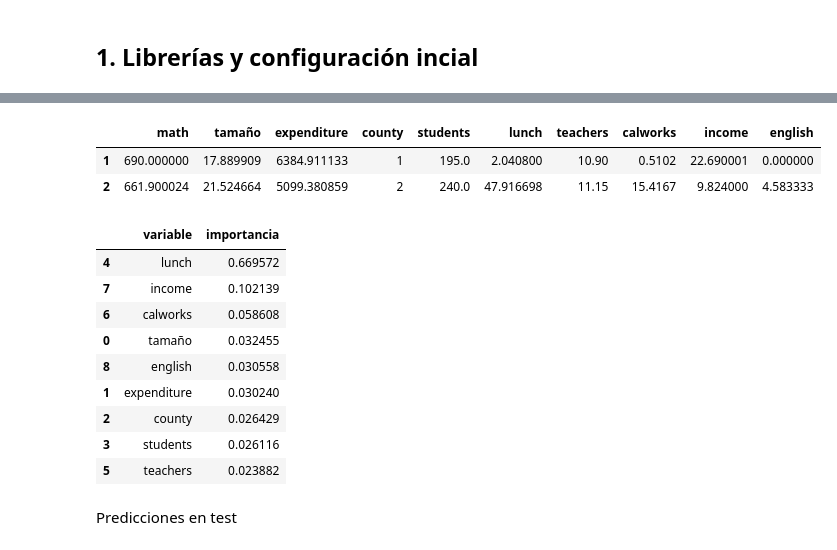
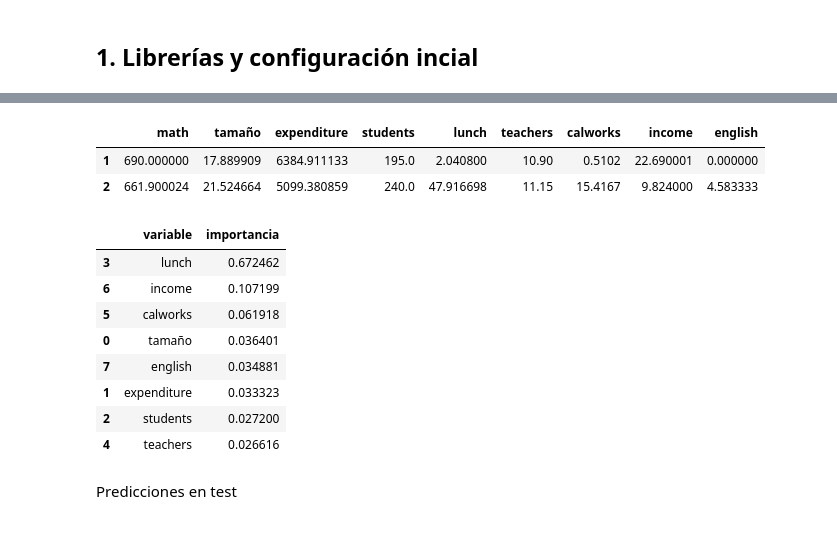
Before and after one commit to karbartolome/rladies_charlas, a Jupyter notebook: 01_r_python/04_rpy2/04_notebook_r_py.ipynb, the cells around one changed output, grey strips where cells are left out. Cells and saved outputs as stored; diff of their text form; code cells hidden in the pictures.

```diff
--- a/01_r_python/04_rpy2/04_notebook_r_py.ipynb
+++ b/01_r_python/04_rpy2/04_notebook_r_py.ipynb
@@ -25,0 +20,3 @@ data(CASchools)
+# %%
+%%R -o CASchools
+CASchools <- readr::read_csv('https://raw.githubusercontent.com/karbartolome/rladies_charlas/main/01_r_python/02_slides/data/CASchools.csv')
@@ -34,17 +35,17 @@ CASchools.head(2)
 # %%
 df = (CASchools
     .assign(tamaño = lambda x: x['students']/x['teachers'])
 
-    [['math','tamaño','expenditure','county','students','lunch','teachers','calworks','income','english']]
+    [['math','tamaño','expenditure','students','lunch','teachers','calworks','income','english']]
 
     .copy()
 )
 
 df.head(2)
 # %% [output]
-|  | math | tamaño | expenditure | county | students | lunch | teachers | calworks | income | english |
-| 1 | 690.000000 | 17.889909 | 6384.911133 | 1 | 195.0 | 2.040800 | 10.90 | 0.5102 | 22.690001 | 0.000000 |
-| 2 | 661.900024 | 21.524664 | 5099.380859 | 2 | 240.0 | 47.916698 | 11.15 | 15.4167 | 9.824000 | 4.583333 |
+|  | math | tamaño | expenditure | students | lunch | teachers | calworks | income | english |
+| 1 | 690.000000 | 17.889909 | 6384.911133 | 195.0 | 2.040800 | 10.90 | 0.5102 | 22.690001 | 0.000000 |
+| 2 | 661.900024 | 21.524664 | 5099.380859 | 240.0 | 47.916698 | 11.15 | 15.4167 | 9.824000 | 4.583333 |
 # %%
 from sklearn.model_selection import train_test_split
 from sklearn.pipeline import Pipeline
@@ -72,15 +73,14 @@ importancia = pd.DataFrame({'variable':X_train.columns,
 importancia.sort_values('importancia',ascending=False)
 # %% [output]
 |  | variable | importancia |
-| 4 | lunch | 0.669572 |
-| 7 | income | 0.102139 |
-| 6 | calworks | 0.058608 |
-| 0 | tamaño | 0.032455 |
-| 8 | english | 0.030558 |
-| 1 | expenditure | 0.030240 |
-| 2 | county | 0.026429 |
-| 3 | students | 0.026116 |
-| 5 | teachers | 0.023882 |
+| 3 | lunch | 0.672462 |
+| 6 | income | 0.107199 |
+| 5 | calworks | 0.061918 |
+| 0 | tamaño | 0.036401 |
+| 7 | english | 0.034881 |
+| 1 | expenditure | 0.033323 |
+| 2 | students | 0.027200 |
+| 4 | teachers | 0.026616 |
 # %% [markdown]
 Predicciones en test
 # %%
```
Also changed, not shown: parts of 13 cells of this notebook, 4 other files.
